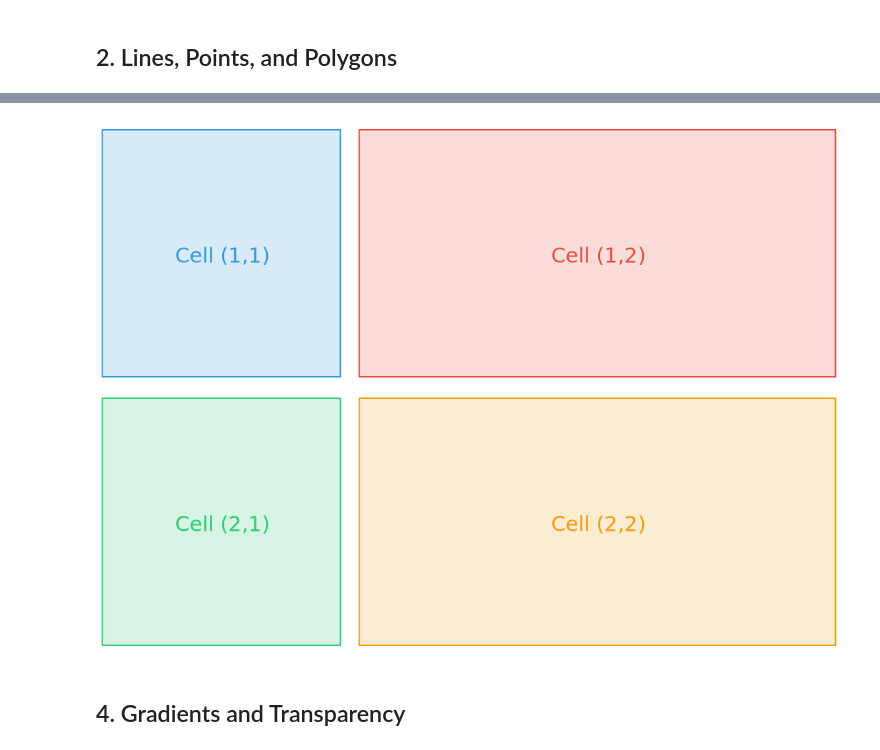
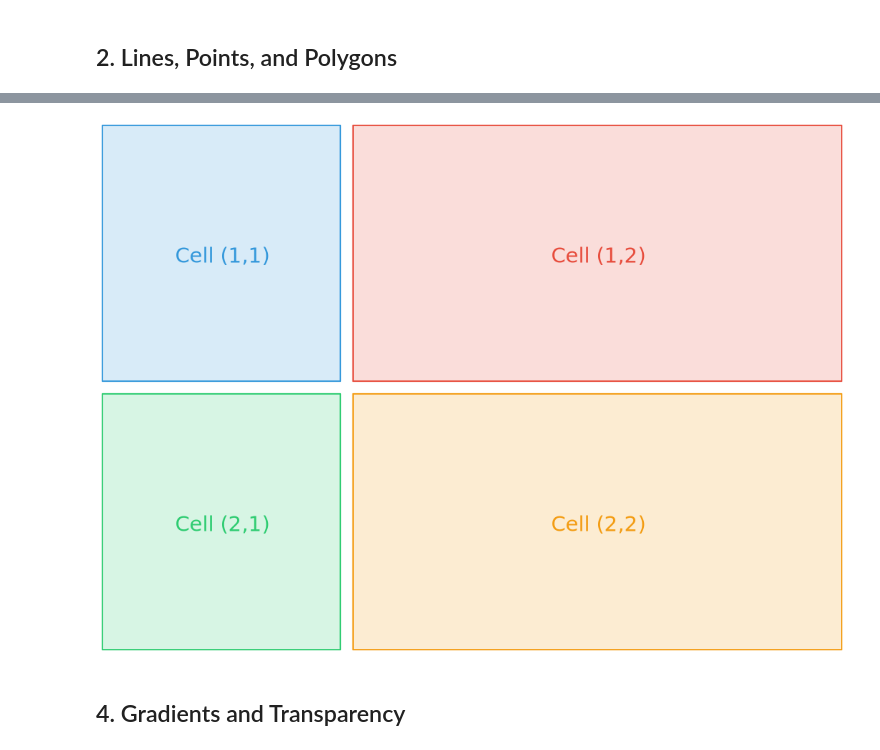
Before and after one commit to Bio-Babel/grid_py, a Jupyter notebook: tutorials/01_cairo_basics.ipynb, the cells around one changed output, grey strips where cells are left out. Cells and saved outputs as stored; diff of their text form; code cells hidden in the pictures.

```diff
--- a/tutorials/01_cairo_basics.ipynb
+++ b/tutorials/01_cairo_basics.ipynb
@@ -98,52 +139,60 @@ Viewports are the heart of grid — they define nested coordinate systems. A `Gr
 r = CairoRenderer(width=7, height=5, dpi=150, bg='white')
 state.init_device(r)
 
-# Title
-grid_draw(text_grob(label='2x2 Grid Layout', x=0.5, y=0.97,
+# Title: 2 lines at top
+title_vp = Viewport(name='title',
+    x=Unit(0.5, 'npc'), y=Unit(1, 'npc') - Unit(1, 'lines'),
+    width=Unit(1, 'npc'), height=Unit(2, 'lines'))
+push_viewport(title_vp, recording=False)
+r.push_viewport(title_vp)
+grid_draw(text_grob(label='2x2 Grid Layout (col widths 1:2)', x=0.5, y=0.5,
                      gp=Gpar(fontsize=16, fontface='bold')))
+pop_viewport(1, recording=False)
+r.pop_viewport()
 
-# Create a 2x2 layout
+# Layout area: unit-based margins
 layout = GridLayout(
     nrow=2, ncol=2,
-    widths=Unit([1, 2], 'null'),    # 2nd col is twice as wide
+    widths=Unit([1, 2], 'null'),     # 2nd column is twice as wide
     heights=Unit([1, 1], 'null'),
 )
-
-# Push the layout viewport (inset slightly)
-main_vp = Viewport(name='main', x=0.5, y=0.47, width=0.9, height=0.85, layout=layout)
+main_vp = Viewport(name='main',
+    x=Unit(0.5, 'npc'),
+    y=Unit(0.5, 'npc') - Unit(1, 'lines'),
+    width=Unit(1, 'npc') - Unit(1, 'cm'),
+    height=Unit(1, 'npc') - Unit(4, 'lines'),
+    layout=layout)
 push_viewport(main_vp, recording=False)
 r.push_viewport(main_vp)
 
 # Draw in each cell
 cell_colors = ['#3498db', '#e74c3c', '#2ecc71', '#f39c12']
 cell_labels = ['Cell (1,1)', 'Cell (1,2)', 'Cell (2,1)', 'Cell (2,2)']
 
 for row in [1, 2]:
     for col in [1, 2]:
         idx = (row - 1) * 2 + (col - 1)
         vp = Viewport(name=f'cell_{row}_{col}',
                        layout_pos_row=row, layout_pos_col=col)
         push_viewport(vp, recording=False)
         r.push_viewport(vp)
-
-        # Background
-        grid_draw(rect_grob(x=0.5, y=0.5, width=0.95, height=0.92,
+        grid_draw(rect_grob(x=0.5, y=0.5,
+                             width=Unit(1, 'npc') - Unit(0.3, 'cm'),
+                             height=Unit(1, 'npc') - Unit(0.3, 'cm'),
                              gp=Gpar(fill=cell_colors[idx] + '30',
                                      col=cell_colors[idx], lwd=2)))
-        # Label
         grid_draw(text_grob(label=cell_labels[idx], x=0.5, y=0.5,
                              gp=Gpar(fontsize=14, col=cell_colors[idx],
                                      fontface='bold')))
-
         pop_viewport(1, recording=False)
         r.pop_viewport()
 
 pop_viewport(1, recording=False)
 r.pop_viewport()
 
 show(r)
 # %% [output]
-[figure, old version]
+[figure, new version]
 # %% [markdown]
 ## 4. Gradients and Transparency
 # %%
```
Also changed, not shown: parts of 9 cells of this notebook, 7 other files.
